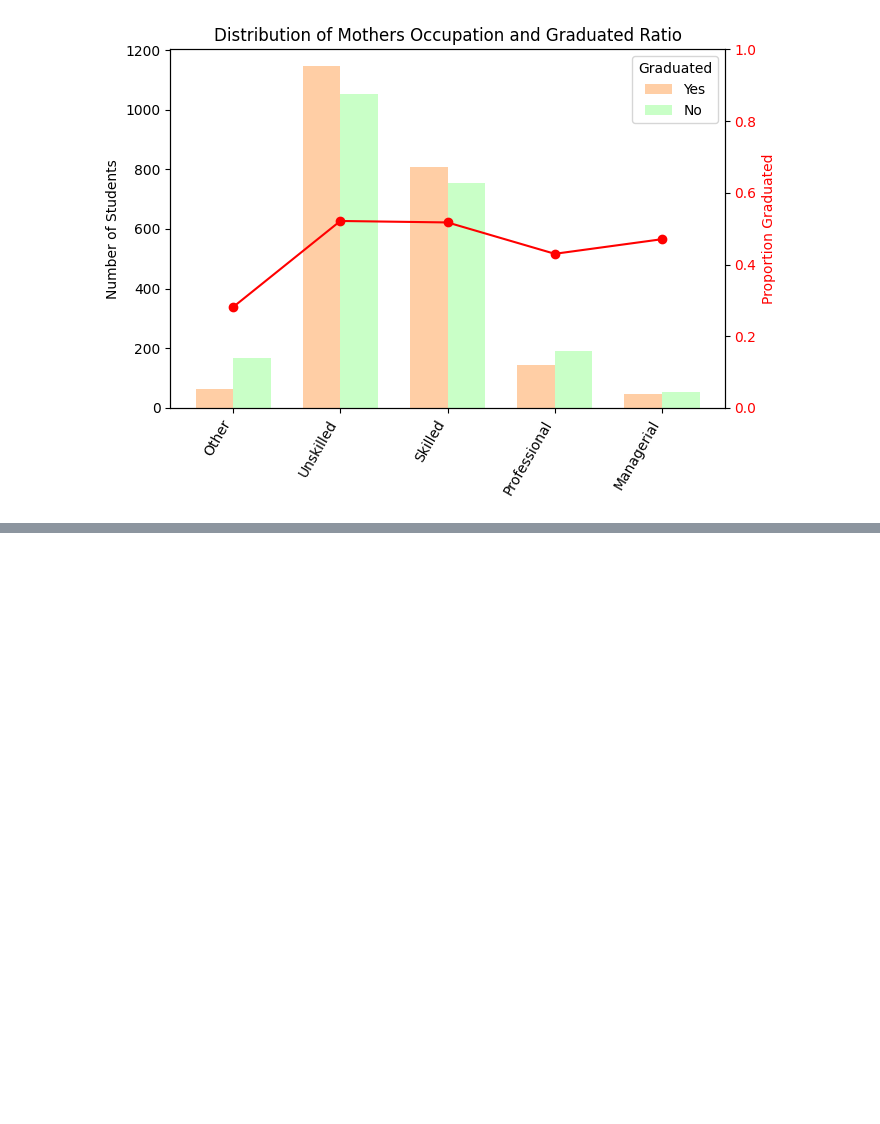
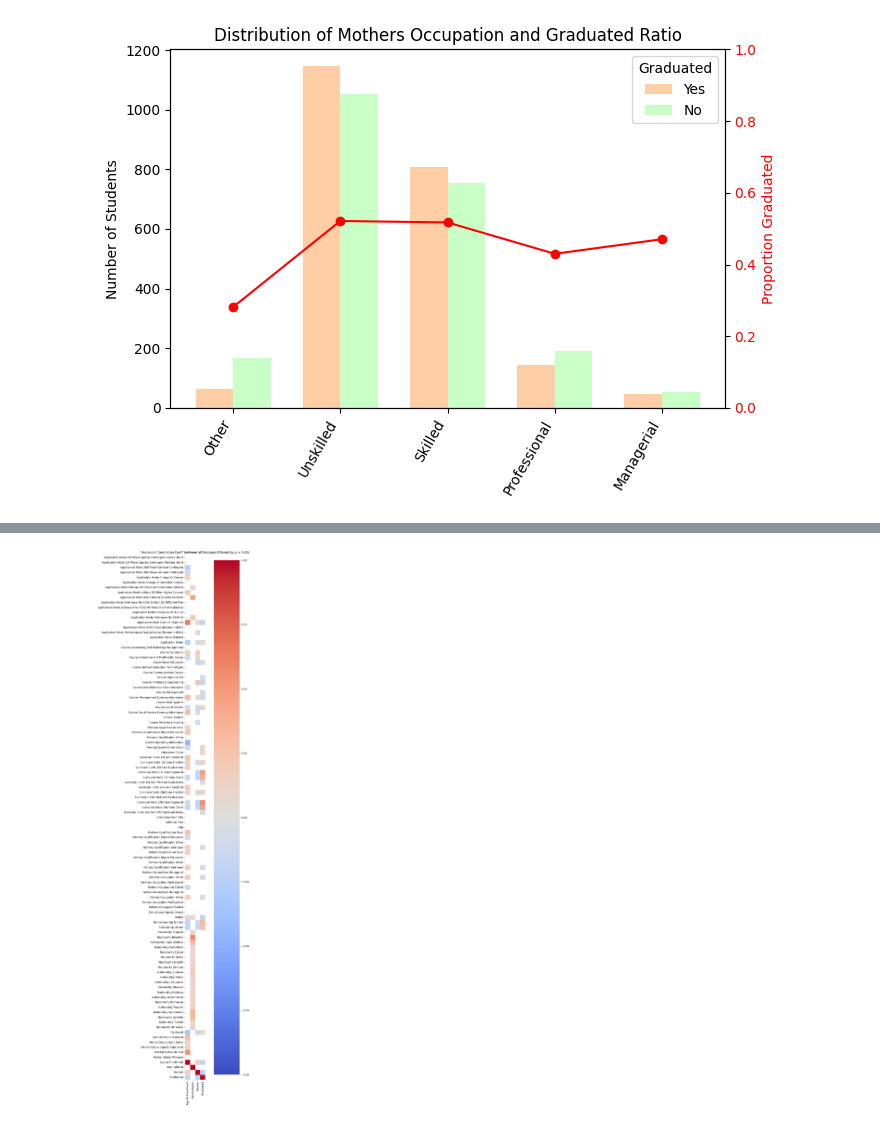
Before and after one commit to Xannadoo/Algorithmic_Fairness_Mandatories, a Jupyter notebook: Exam/Predicting_students_dropout_v2.ipynb, the cells around one changed output, grey strips where cells are left out. Drawn from its saved outputs; the diff is of its cells as text; code cells hidden in the pictures; blank space fills up the shorter version.

```diff
--- a/Exam/Predicting_students_dropout_v2.ipynb
+++ b/Exam/Predicting_students_dropout_v2.ipynb
@@ -211,0 +338,4 @@ plt.xticks(rotation=90, ha='center');
+# %%
+plot_corr(df=df,feature_cols=['age_at_enrollment','international','gender','graduated'], figsize=(10,30), show_specific_features=True)
+# %% [output]
+[figure, added]
```
Also changed, not shown: parts of 12 cells of this notebook, 1 other file.
